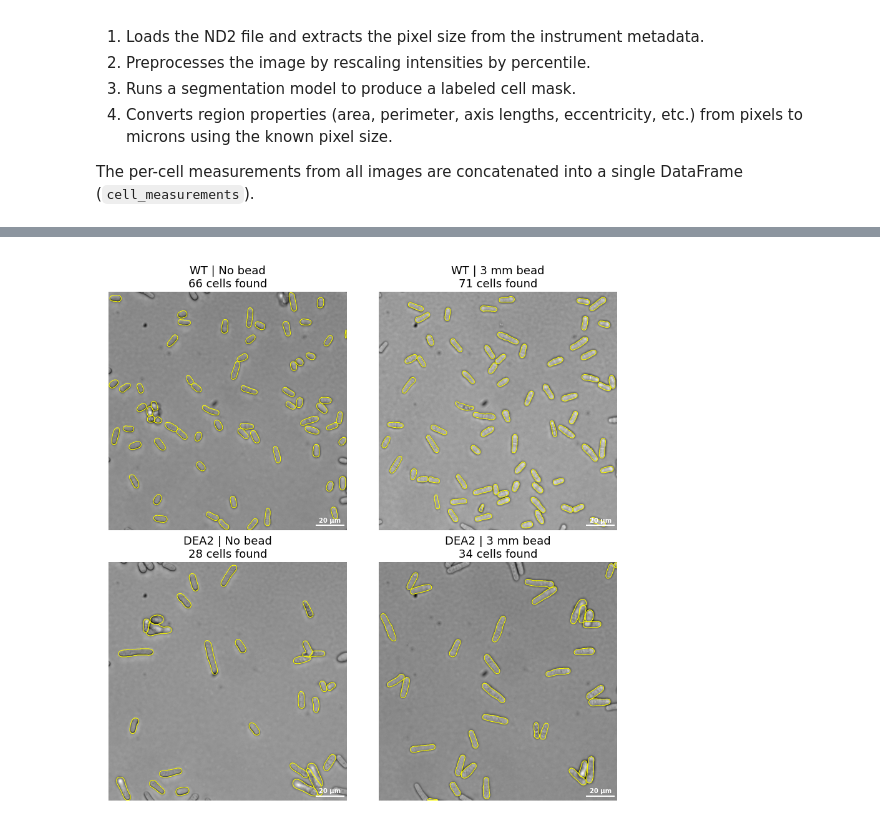
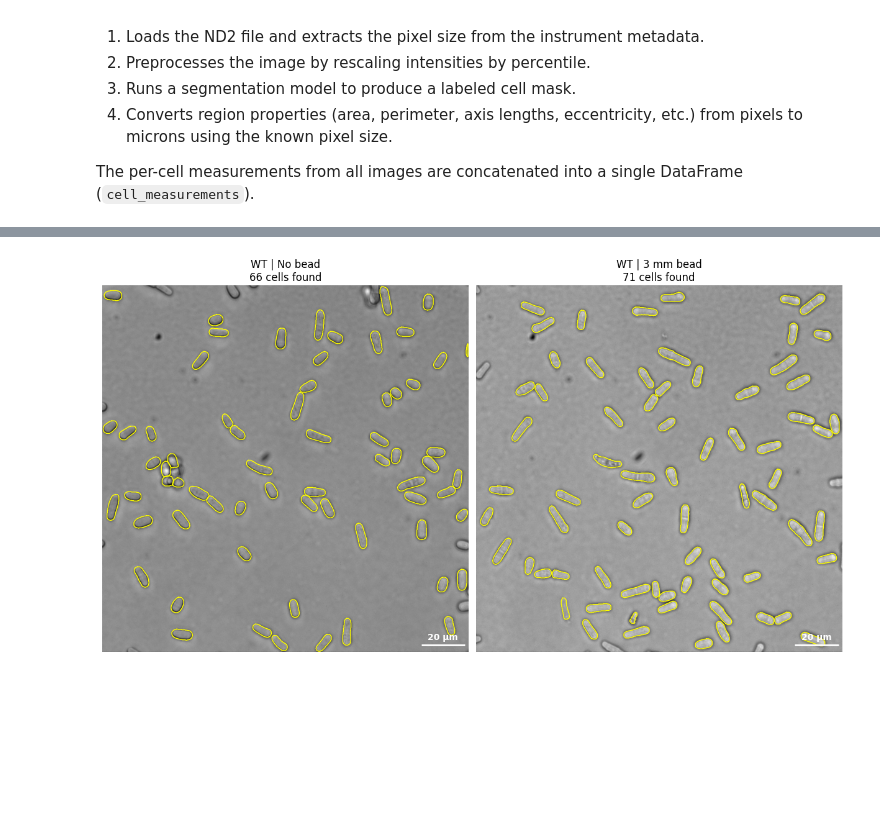
Before and after one commit to Arcadia-Science/beads-cell-growth, a Jupyter notebook: notebooks/segmentation-example.ipynb, the cells around one changed output, grey strips where cells are left out. Cells and saved outputs as stored; diff of their text form; code cells hidden in the pictures; blank space fills up the shorter version.

```diff
--- a/notebooks/segmentation-example.ipynb
+++ b/notebooks/segmentation-example.ipynb
@@ -27,12 +20,10 @@ Note: the ND2 filenames reference the FITC channel, but these images were actual
 # %%
 DATA_DIR = Path("../data/microscopy").resolve()
 
-keys = ["strain", "bead_size_mm", "nd2_path"]
+keys = ["bead_size_mm", "nd2_path"]
 records = [
-    ("WT", "none", DATA_DIR / "WellB10_PointB10_0004_ChannelFITC BP_Seq0094.nd2"),
-    ("WT", 3, DATA_DIR / "WellB06_PointB06_0002_ChannelFITC BP_Seq0128.nd2"),
-    ("DEA2", "none", DATA_DIR / "WellF10_PointF10_0007_ChannelFITC BP_Seq0277.nd2"),
-    ("DEA2", 3, DATA_DIR / "WellF06_PointF06_0003_ChannelFITC BP_Seq0309.nd2"),
+    ("none", DATA_DIR / "WellB10_PointB10_0004_ChannelFITC BP_Seq0094.nd2"),
+    (3, DATA_DIR / "WellB06_PointB06_0002_ChannelFITC BP_Seq0128.nd2"),
 ]
 
 # Create a DataFrame from the records
@@ -70,7 +59,6 @@ preprocessed_images = []
 segmentation_masks = []
 per_image_dfs = []
 for _i, row in tqdm(sample_metadata.iterrows(), total=len(sample_metadata)):
-    strain = row["strain"]
     bead_size_mm = row["bead_size_mm"]
     nd2_path = row["nd2_path"]
 
@@ -96,7 +84,6 @@ for _i, row in tqdm(sample_metadata.iterrows(), total=len(sample_metadata)):
     # Runs scikit-image regionprops on each labeled cell, then scales pixel measurements
     # (area, perimeter, axis lengths, etc.) by pixel_size_um. Returns a dict of lists.
     cell_props = mask.convert_properties_to_microns(pixel_size_um)
-    cell_props["strain"] = strain
     cell_props["bead_size_mm"] = bead_size_mm
 
     # Convert the dict of lists returned by convert_properties_to_microns() to a DataFrame
@@ -106,7 +93,7 @@ for _i, row in tqdm(sample_metadata.iterrows(), total=len(sample_metadata)):
 # Concatenate per-image dataframes into a single DataFrame
 cell_measurements = pd.concat(per_image_dfs)
 
-# Show a random sample of 3 cells from each strain x bead condition
-cell_measurements.groupby(["strain", "bead_size_mm"]).sample(3)
+# Show a random sample of 3 cells from each bead condition
+cell_measurements.groupby("bead_size_mm").sample(3)
 # %% [output]
 |  | label | volume_um3 | area_um2 | area_convex_um2 | perimeter_um | eccentricity | circularity | solidity | ... |
@@ -134,13 +115,12 @@ import seaborn as sns
 
 fig, ax = plt.subplots()
 
-# Use Arcadia's primary color palette for the two strains
 palette = apc.palettes.primary.colors[:2]
 
 # Plot the box plot
 sns.boxplot(
     data=cell_measurements,
-    x="strain",
+    x="bead_size_mm",
     y="axis_major_length_um",
     hue="bead_size_mm",
     palette=palette,
@@ -150,7 +130,7 @@ sns.boxplot(
 # Overlay individual data points on the boxes to visualize sample size and spread
 sns.stripplot(
     data=cell_measurements,
-    x="strain",
+    x="bead_size_mm",
     y="axis_major_length_um",
     hue="bead_size_mm",
     dodge=True,
@@ -162,10 +142,11 @@ sns.stripplot(
     legend=False,
 )
 
-_ = ax.set_title("Major Axis Length by Strain and Bead Size")
+_ = ax.set_title("Major Axis Length by Bead Size (WT)")
 _ = ax.set_ylabel("Major Axis Length (μm)")
-_ = ax.set_xlabel("Strain")
+_ = ax.set_xlabel("Bead Size (mm)")
 _ = ax.legend(title="Bead Size (mm)")
 _ = apc.mpl.style_plot(ax)
 _ = sns.move_legend(ax, "upper left", bbox_to_anchor=(1, 1))
+_ = sns.despine(ax=ax)
 # %% [output]
@@ -179,7 +160,6 @@ Note: cells on the edge of the field of view are not segmented since the measure
 # %%
 # Create figure
 fig, axes = plt.subplots(
-    nrows=2,
     ncols=2,
     figsize=(12, 12),
     layout="constrained",
@@ -187,7 +167,6 @@ fig, axes = plt.subplots(
 
 # Iterate over the sample metadata to plot each image
 for i, row in sample_metadata.iterrows():
-    strain = row["strain"]
     bead_size_mm = row["bead_size_mm"]
     ax = axes.flatten()[i]
 
@@ -200,33 +179,33 @@ for i, row in sample_metadata.iterrows():
     for coords_yx in mask.cell_outlines:
         ax.plot(coords_yx[:, 1], coords_yx[:, 0], "#ffff00", lw=1)
 
     # Add a 20 µm scale bar to each subplot
     scalebar_um = 20
     scalebar_pixels = int(scalebar_um / pixel_size_um)
     # Position: 10 pixels from bottom right
     x0 = preprocessed.shape[1] - (scalebar_pixels + 10)
     y0 = preprocessed.shape[0] - 20
     ax.plot(
         [x0, x0 + scalebar_pixels],
         [y0, y0],
         color="white",
         linewidth=2,
         solid_capstyle="butt",
     )
     ax.text(
         x0 + scalebar_pixels // 2,
         y0 - 10,
         f"{scalebar_um} µm",
         color="white",
         ha="center",
         va="bottom",
         fontsize=10,
         fontweight="bold",
     )
 
     bead_str = f"{bead_size_mm} mm bead" if bead_size_mm != "none" else "No bead"
-    title = f"{strain} | {bead_str}\n{mask.num_cells} cells found"
-    ax.set_title(title, y=0.98)
+    title = f"WT | {bead_str}\n{mask.num_cells} cells found"
+    ax.set_title(title)
     ax.axis("off")
 # %% [output]
-[figure, old version]
+[figure, new version]
```
Also changed, not shown: parts of 8 cells of this notebook, 16 other files.
